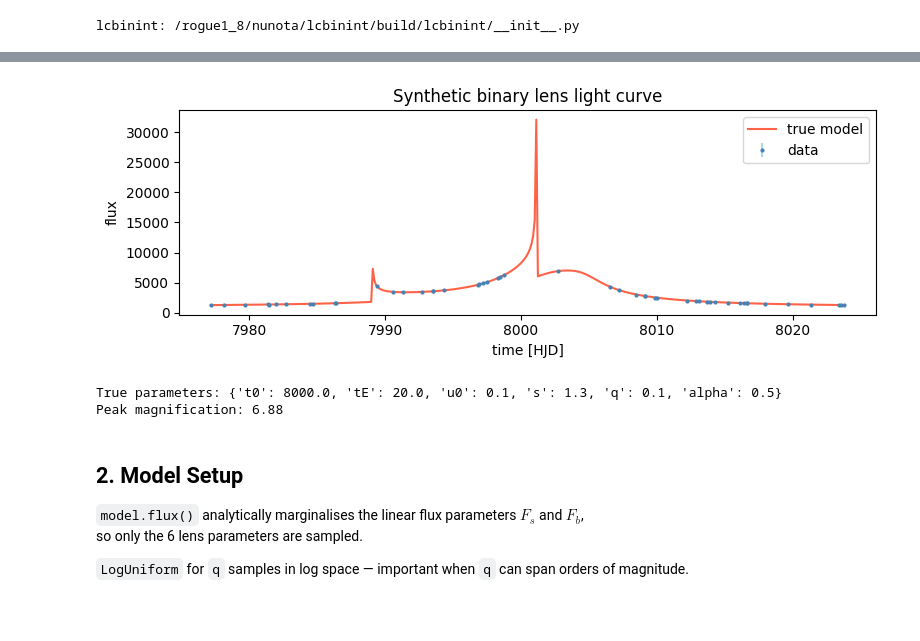
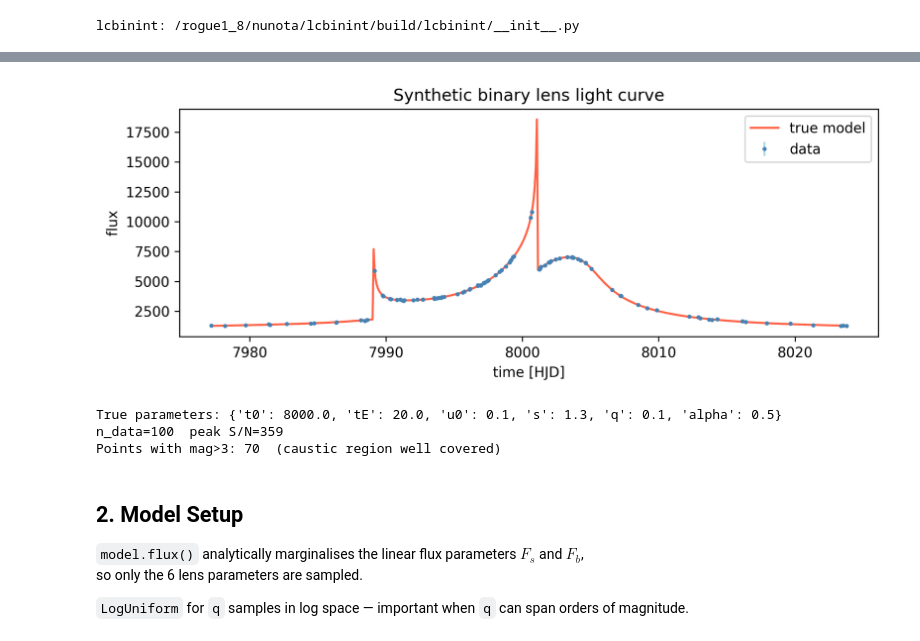
Before and after one commit to NunotaKansuke/lcbinint, a Jupyter notebook: example/sampler/sampler_quickstart.ipynb, the cells around one changed output, grey strips where cells are left out. Cells and saved outputs as stored; diff of their text form; code cells hidden in the pictures; blank space fills up the shorter version.

```diff
--- a/example/sampler/sampler_quickstart.ipynb
+++ b/example/sampler/sampler_quickstart.ipynb
@@ -28,8 +28,16 @@ for build_dir in ("build", "build_new"):
 
 import numpy as np
 import matplotlib.pyplot as plt
+import matplotlib as mpl
 import lcbinint as lci
 
+# Retina / high-DPI output
+mpl.rcParams["figure.dpi"] = 150
+try:
+    get_ipython().run_line_magic("config", "InlineBackend.figure_format = 'retina'")
+except NameError:
+    pass
+
 print("lcbinint:", lci.__file__)
 # %% [output]
 lcbinint: /rogue1_8/nunota/lcbinint/build/lcbinint/__init__.py
@@ -38,32 +52,38 @@ lcbinint: /rogue1_8/nunota/lcbinint/build/lcbinint/__init__.py
 # %%
 rng = np.random.default_rng(42)
 
 # Ground-truth parameters
 TRUE = dict(t0=8000.0, tE=20.0, u0=0.10, s=1.3, q=0.10, alpha=0.5)
 Fs_true, Fb_true, sigma = 1000.0, 50.0, 30.0
 
-times    = np.sort(rng.uniform(TRUE["t0"] - 25, TRUE["t0"] + 25, 50))
+# Two-cadence sampling
+t_base   = np.sort(rng.uniform(TRUE["t0"] - 25, TRUE["t0"] + 25, 40))
+t_follow = np.sort(rng.uniform(TRUE["t0"] - 12, TRUE["t0"] +  8, 60))
+times    = np.sort(np.concatenate([t_base, t_follow]))
+
 lc_ref   = lci.lc.LightCurve()
 mag_true = lc_ref(times, **TRUE)
 flux_obs = Fs_true * mag_true + Fb_true + rng.normal(0, sigma, len(times))
 flux_err = np.full(len(times), sigma)
 
-t_dense = np.linspace(times[0], times[-1], 400)
-fig, ax = plt.subplots(figsize=(8, 3))
+t_dense = np.linspace(times[0], times[-1], 600)
+fig, ax = plt.subplots(figsize=(8, 3.2))
 ax.errorbar(times, flux_obs, flux_err, fmt=".", ms=4,
             color="steelblue", ecolor="lightblue", label="data", zorder=3)
 ax.plot(t_dense, Fs_true * lc_ref(t_dense, **TRUE) + Fb_true,
         color="tomato", lw=1.5, label="true model")
 ax.set(xlabel="time [HJD]", ylabel="flux", title="Synthetic binary lens light curve")
 ax.legend()
 plt.tight_layout()
 plt.show()
 print("True parameters:", TRUE)
-print(f"Peak magnification: {mag_true.max():.2f}")
+print(f"n_data={len(times)}  peak S/N={Fs_true*mag_true.max()/sigma:.0f}")
+print(f"Points with mag>3: {(mag_true>3).sum()}  (caustic region well covered)")
 # %% [output]
-[figure, old version]
+[figure, new version]
 True parameters: {'t0': 8000.0, 'tE': 20.0, 'u0': 0.1, 's': 1.3, 'q': 0.1, 'alpha': 0.5}
-Peak magnification: 6.88
+n_data=100  peak S/N=359
+Points with mag>3: 70  (caustic region well covered)
 # %% [markdown]
 ## 2. Model Setup
 
```
Also changed, not shown: parts of 11 cells of this notebook, 1 other file.
